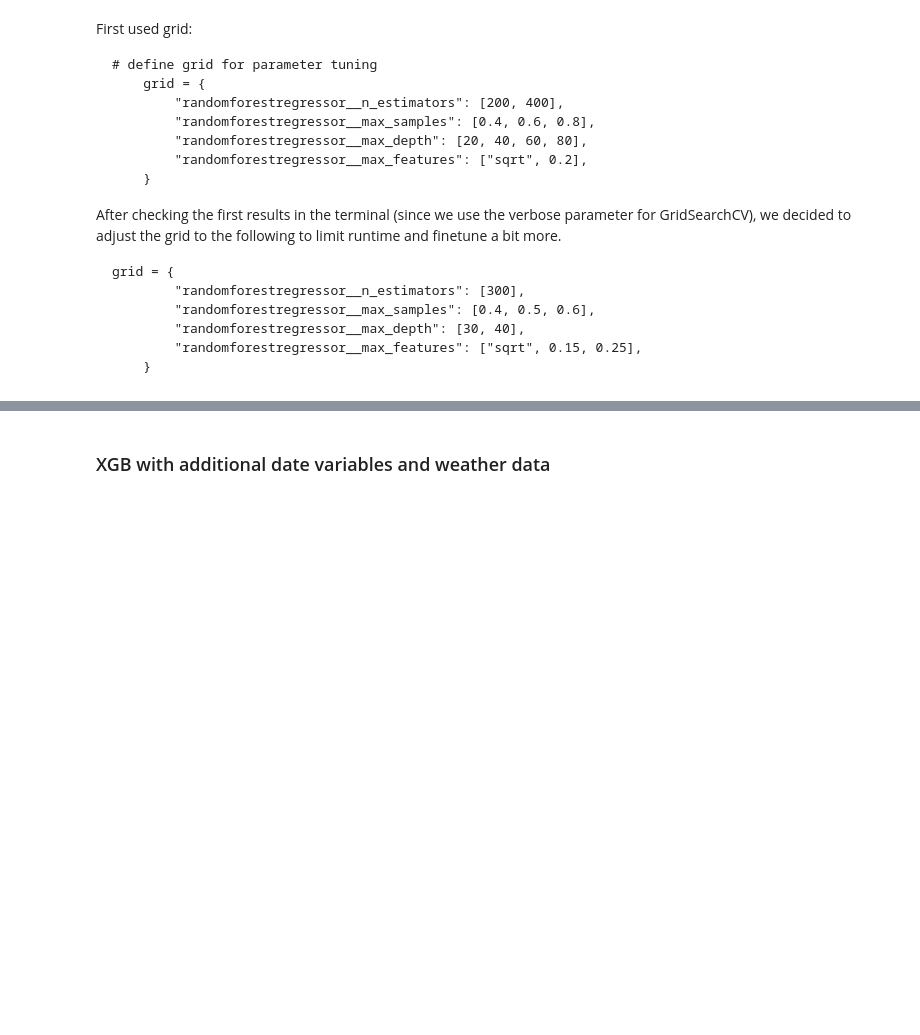
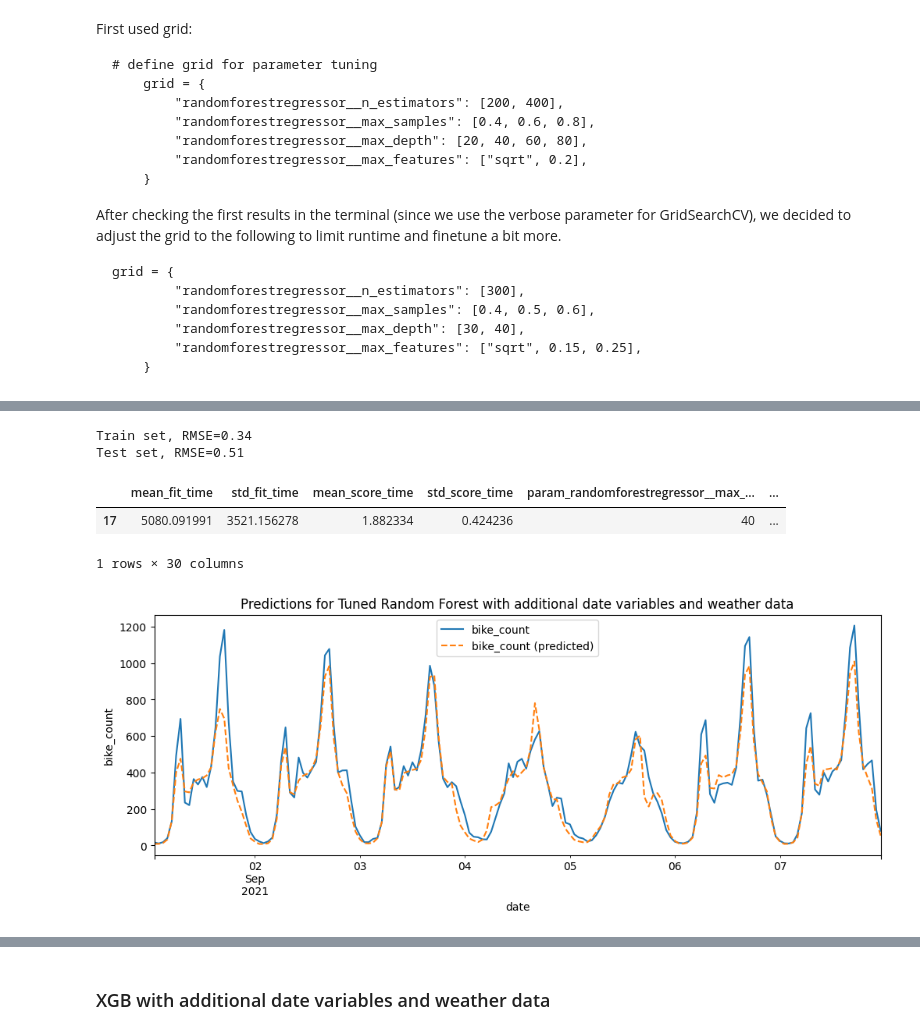
Before and after one commit to stlbnmaria/PythonForDS_Project, a Jupyter notebook: modeling/tree_models/tree_models.ipynb, the cells around one changed output, grey strips where cells are left out. Saved outputs shown, nothing was run; the diff lists cells and outputs as text; code cells hidden in the pictures; blank space fills up the shorter version.

```diff
--- a/modeling/tree_models/tree_models.ipynb
+++ b/modeling/tree_models/tree_models.ipynb
@@ -335,0 +286,9 @@ pd.read_csv("./results_tuning/")
+# %%
+path_tuning = "./results_tuning"
+
+cv_results = pd.read_csv(
+    os.path.join(path_tuning, "20221118_2031_tuning_RF_cv_results.csv")
+)
+tuning_rf = load(
+    os.path.join(path_tuning, "20221118_2031_tuning_RF_best_estimator.pkl")
+)
@@ -335,0 +310,24 @@ pd.read_csv("./results_tuning/")
+# %%
+y_pred_train = tuning_rf.predict(X_train)
+y_pred_test = tuning_rf.predict(X_test)
+# %%
+print(f"Train set, RMSE={mean_squared_error(y_train, y_pred_train, squared=False):.2f}")
+print(f"Test set, RMSE={mean_squared_error(y_test, y_pred_test, squared=False):.2f}")
+# %% [output]
+Train set, RMSE=0.34
+Test set, RMSE=0.51
+# %%
+cv_results[cv_results.rank_test_score == 1]
+# %% [output]
+|  | mean_fit_time | std_fit_time | mean_score_time | std_score_time | param_randomforestregressor__max_... | ... |
+| 17 | 5080.091991 | 3521.156278 | 1.882334 | 0.424236 | 40 | ... |
+1 rows × 30 columns
+# %%
+problem.week_plot(
+    X_test,
+    y_pred_test,
+    y_test,
+    "Tuned Random Forest with additional date variables and weather data",
+)
+# %% [output]
+[figure, added]
```
Also changed, not shown: parts of 50 cells of this notebook.
